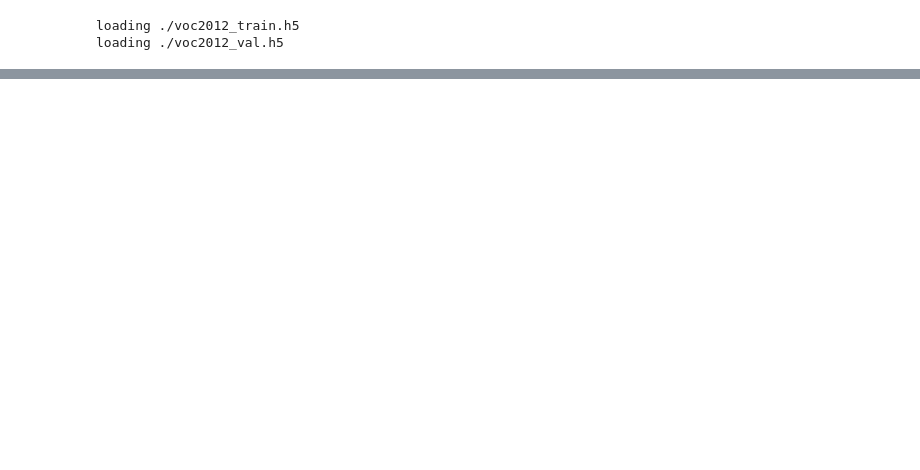
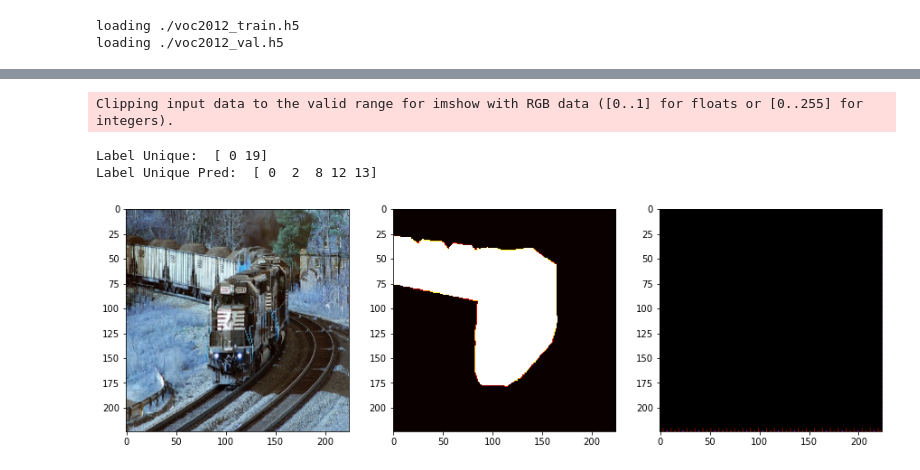
Before and after one commit to kadanes/VOC-Semantic-Segmentation, a Jupyter notebook: main.ipynb, the cells around one changed output, grey strips where cells are left out. Drawn from its saved outputs; the diff is of its cells as text; code cells hidden in the pictures; blank space fills up the shorter version.

Commit message:
updated model and added visulization code

```diff
--- a/main.ipynb
+++ b/main.ipynb
@@ -67,7 +64,11 @@ Unique classes:  [ 0  1  2  3  4  5  6  7  8  9 10 11 12 13 14 15 16 17 18 19 20
 # %%
 # Naive model training
 
-naive = Naive()
-criterion = getCrossEntropyLoss()
-train(naive, voc2012, criterion, num_epochs=1, batch_size=64, learning_rate=1e-3, weight_decay=1e-5)
+# naive = Naive()
+# criterion = getCrossEntropyLoss()
+# train(naive, voc2012, criterion, num_epochs=1, batch_size=64, learning_rate=1e-3, weight_decay=1e-5)
+
+# model = Naive()
+naive = torch.load("./model/naive.pt")
+naive.eval()
 # %% [output]
@@ -100,0 +95,9 @@ plt.imshow(labelVisualize(21, color_dict, pred))
+# %%
+ind = 1
+
+visualizePrediction(naive, voc2012.train_images[10], voc2012.train_labels[10])
+# %% [output]
+Clipping input data to the valid range for imshow with RGB data ([0..1] for floats or [0..255] for integers).
+Label Unique:  [ 0 19]
+Label Unique Pred:  [ 0  2  8 12 13]
+[figure, added]
```
Also changed, not shown: parts of 6 cells of this notebook, 6 other files.
